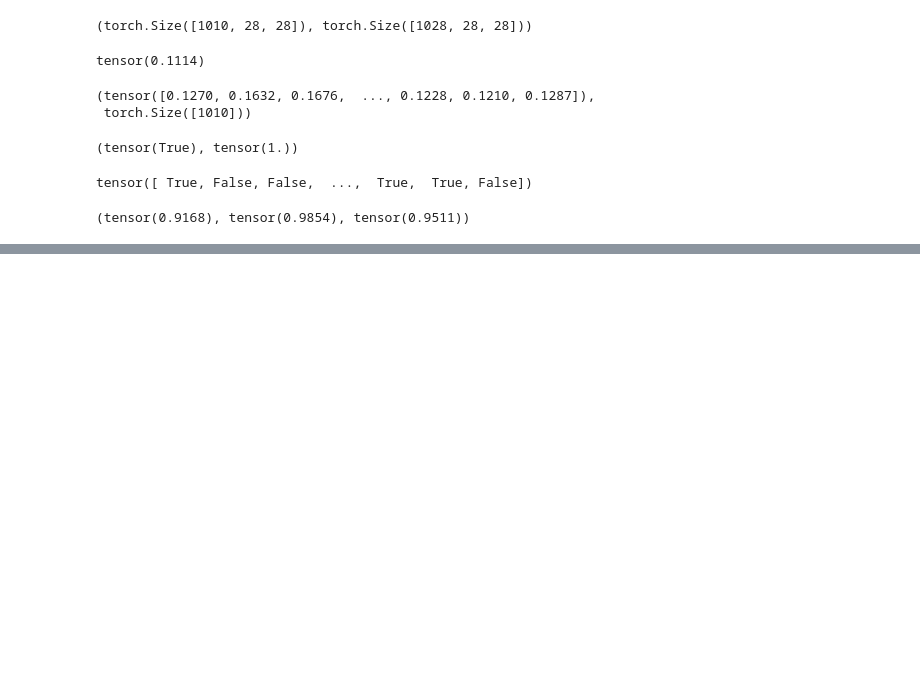
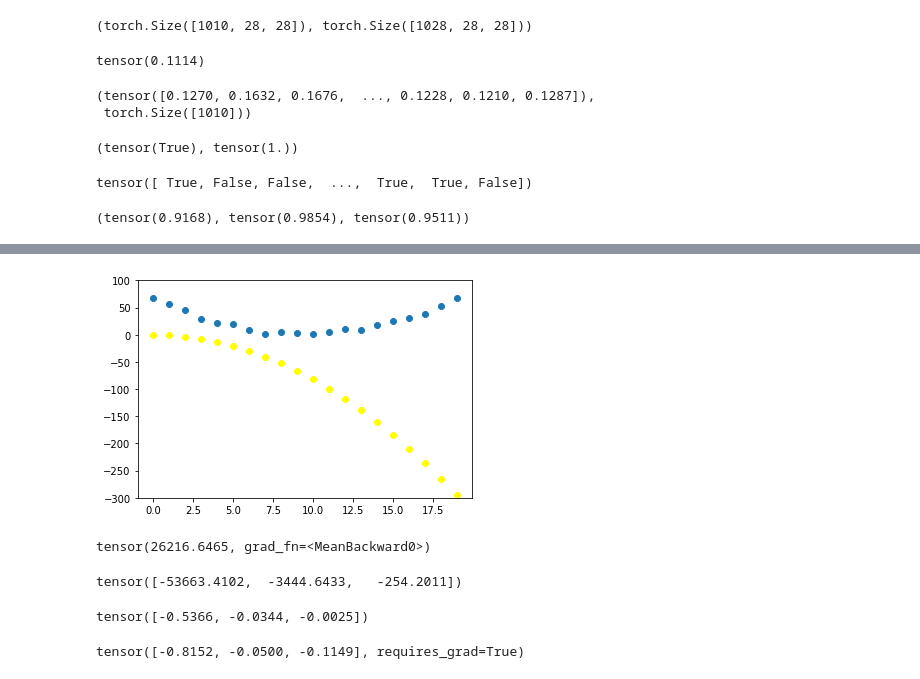
Before and after one commit to AleksandrMorozov123/My-self-educate, a Jupyter notebook: computer-vision-excercises.ipynb, the cells around one changed output, grey strips where cells are left out. Saved outputs shown, nothing was run; the diff lists cells and outputs as text; code cells hidden in the pictures; blank space fills up the shorter version.

```diff
--- a/computer-vision-excercises.ipynb
+++ b/computer-vision-excercises.ipynb
@@ -500,0 +526,47 @@ accuracy_3s, accuracy_7s, (accuracy_3s + accuracy_7s)/2
+# %%
+# collect the parameters in one argument of function and separate the input
+def f (t, params):
+    a, b, c = params
+    return a * (t ** 2) + (b * t) + c
+
+# use function mean squared error
+def mse (preds, targets):
+    return ((preds - targets)**2).mean ()
+
+# initialize the parameters
+params = torch.randn (3).requires_grad_ ()
+
+# calculate the predictions
+preds = f (time, params)
+
+# create a fucntion to show how close our predictions are to our targets
+def show_preds (preds, ax = None):
+    if ax is None:
+        ax = plt.subplots ()[1]
+        ax.scatter (time, speed)
+        ax.scatter (time, to_np (preds), color = 'yellow')
+        ax.set_ylim (-300, 100)
+show_preds (preds)
+# %% [output]
+[figure, added]
+# %%
+# calculate the loss
+loss = mse (preds, speed)
+loss
+# %% [output]
+tensor(26216.6465, grad_fn=<MeanBackward0>)
+# %%
+# calculate the gradients
+loss.backward ()
+params.grad
+# %% [output]
+tensor([-53663.4102,  -3444.6433,   -254.2011])
+# %%
+# convert numbers to a more convenient format
+params.grad * 1e-5
+# %% [output]
+tensor([-0.5366, -0.0344, -0.0025])
+# %%
+params
+# %% [output]
+tensor([-0.8152, -0.0500, -0.1149], requires_grad=True)
```
Also changed, not shown: parts of 12 cells of this notebook.
